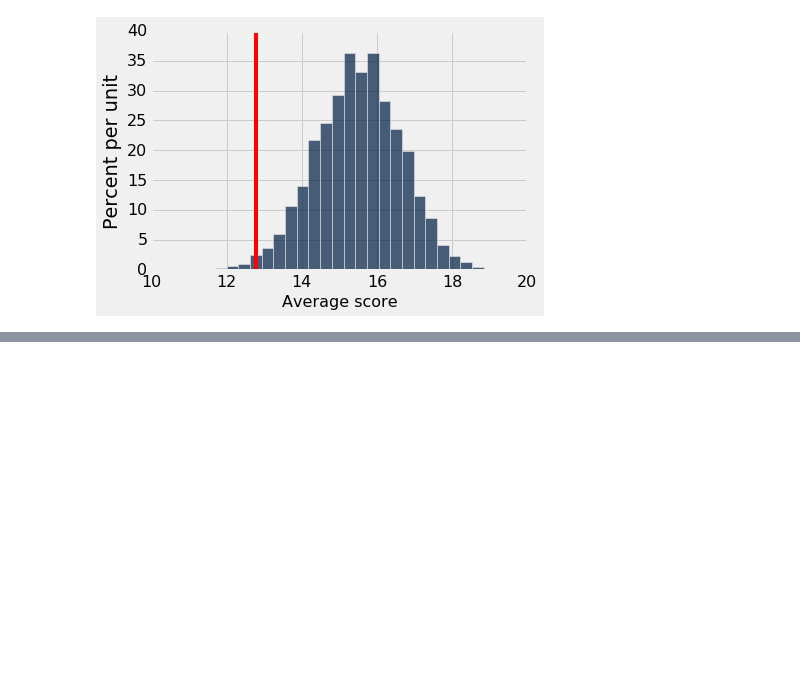
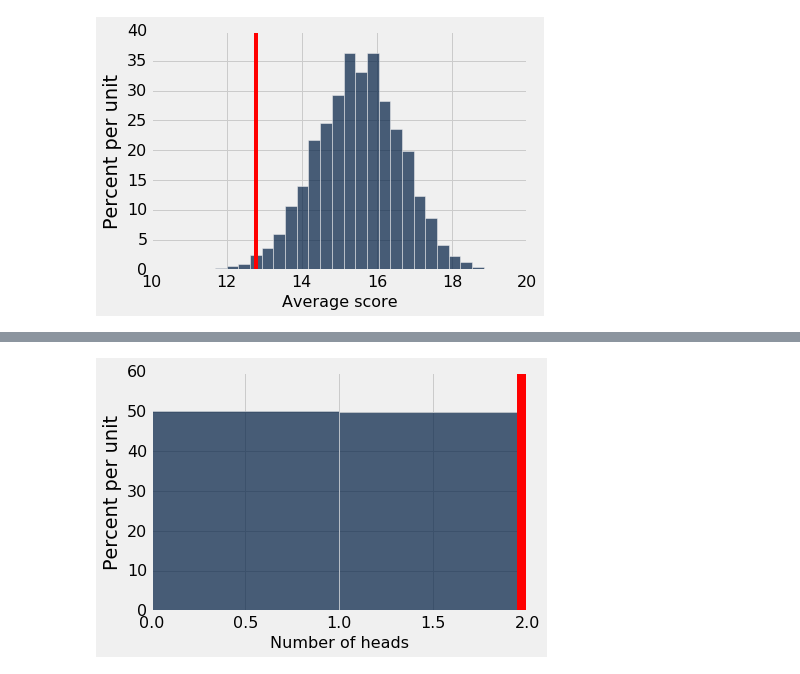
Before and after one commit to data-8r/course-assets, a Jupyter notebook: lectures/lecture19.ipynb, the cells around one changed output, grey strips where cells are left out. Saved outputs shown, nothing was run; the diff lists cells and outputs as text; code cells hidden in the pictures; blank space fills up the shorter version.

```diff
--- a/lectures/lecture19.ipynb
+++ b/lectures/lecture19.ipynb
@@ -141,0 +167,5 @@ draw_test_statistic(simulate_average_under_alternative(27), null_stats)
+# %%
+ones.hist(bins=np.arange(3))
+plots.axvline(2, color='red', lw=20);
+# %% [output]
+[figure, added]
```
Also changed, not shown: parts of 16 cells of this notebook, 17 other files.
